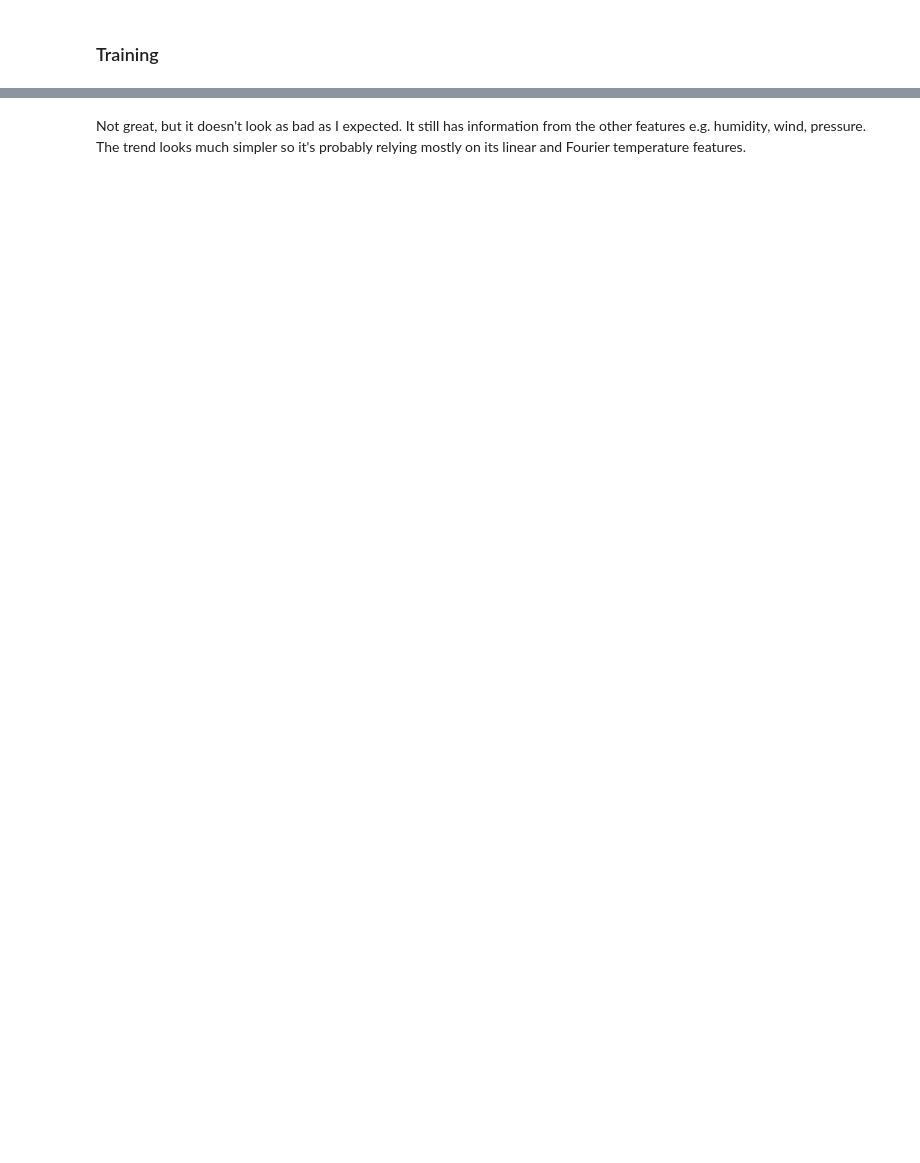
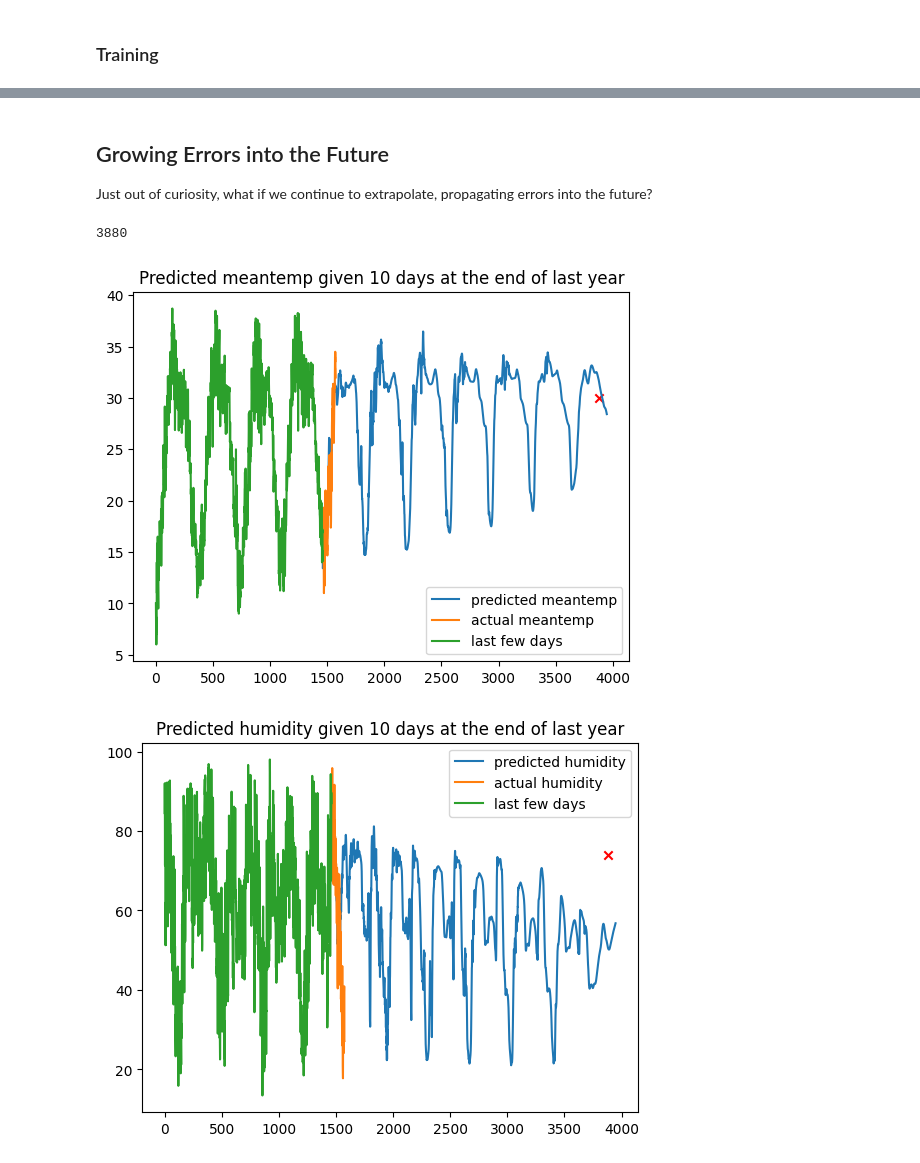
Before and after one commit to mattgomer/ML_experimentation, a Jupyter notebook: time_series/Delhi_weather.ipynb, the cells around one changed output, grey strips where cells are left out. Drawn from its saved outputs; the diff is of its cells as text; code cells hidden in the pictures; blank space fills up the shorter version.

```diff
--- a/time_series/Delhi_weather.ipynb
+++ b/time_series/Delhi_weather.ipynb
@@ -269,2 +254,51 @@ Text(0.5, 1.0, 'Predicted temperature given 10 days at the end of last year')
-# %% [markdown]
-Not great, but it doesn't look as bad as I expected. It still has information from the other features e.g. humidity, wind, pressure. The trend looks much simpler so it's probably relying mostly on its linear and Fourier temperature features.
+# %% [markdown]
+## Growing Errors into the Future
+
+Just out of curiosity, what if we continue to extrapolate, propagating errors into the future?
+# %%
+future_df=evaluate_df.copy()
+predictions=[]
+actuals=[]
+predicted_day=[]
+future_day=[1460]
+for index_to_check in range(0,13):
+    predictions.append(np.array([np.nan,np.nan,np.nan,np.nan]))
+    actuals.append(np.array([np.nan,np.nan,np.nan,np.nan]))
+
+for index_to_check in range(13,len(evaluate_df)): #this loop can only go to the end of the df
+    actuals.append(evaluate_df[['meantemp', 'humidity', 'wind_speed', 'meanpressure']].iloc[index_to_check])
+    predicted_day.append(evaluate_df['days_since_start'].iloc[index_to_check])
+    predictions.append(predict_next_day(future_df.iloc[index_to_check-10:index_to_check]).squeeze())
+    future_day.append(future_day[index_to_check-13]+1)
+    future_df.loc[index_to_check,'days_since_start'] = future_day[-1]
+    update_df(future_df,predictions, index_to_check+1)
+for index_to_check in range(len(evaluate_df),2500): #this loop can go as long as you want
+    prediction=predict_next_day(future_df.iloc[index_to_check-10:index_to_check]).squeeze()
+    predictions.append(prediction)
+    future_day.append(future_day[index_to_check-13]+1)
+    future_df.loc[index_to_check,'days_since_start'] = future_day[-1]
+    update_df(future_df,predictions, index_to_check+1)
+
+future_day=future_day[1:] #makes future_day start from the same place as predicted_day
+predictions=np.array(predictions).squeeze()
+actuals=np.array(actuals)
+# %%
+init_df=pd.read_csv('../data/Delhi_weather/DailyDelhiClimateTrain.csv')
+today='2023-08-17'
+days_since_start=(pd.to_datetime(today)-pd.to_datetime(init_df['date'][0])).days
+print(days_since_start)
+weather_today=[30, 74, 6, 1004]
+for i, quality in enumerate(['meantemp', 'humidity', 'wind_speed', 'meanpressure']):
+
+    plt.scatter(days_since_start, weather_today[i], marker='x',c='r') #it was 30 today in Delhi.
+    plt.plot(future_day,predictions[13:,i],label='predicted '+quality)
+    plt.plot(predicted_day,actuals[13:,i],label='actual '+quality)
+    plt.plot(train['days_since_start'].iloc[:],train[quality].iloc[:],label='last few days')
+    # print(quality +' error:' , np.sqrt(np.mean(predictions[13:,i]-actuals[13:,i])**2))
+    plt.legend()
+    plt.title('Predicted '+quality+' given 10 days at the end of last year')
+    plt.show()
+# %% [output]
+3880
+[figure, added]
+[figure, added]
```
Also changed, not shown: parts of 13 cells of this notebook.
